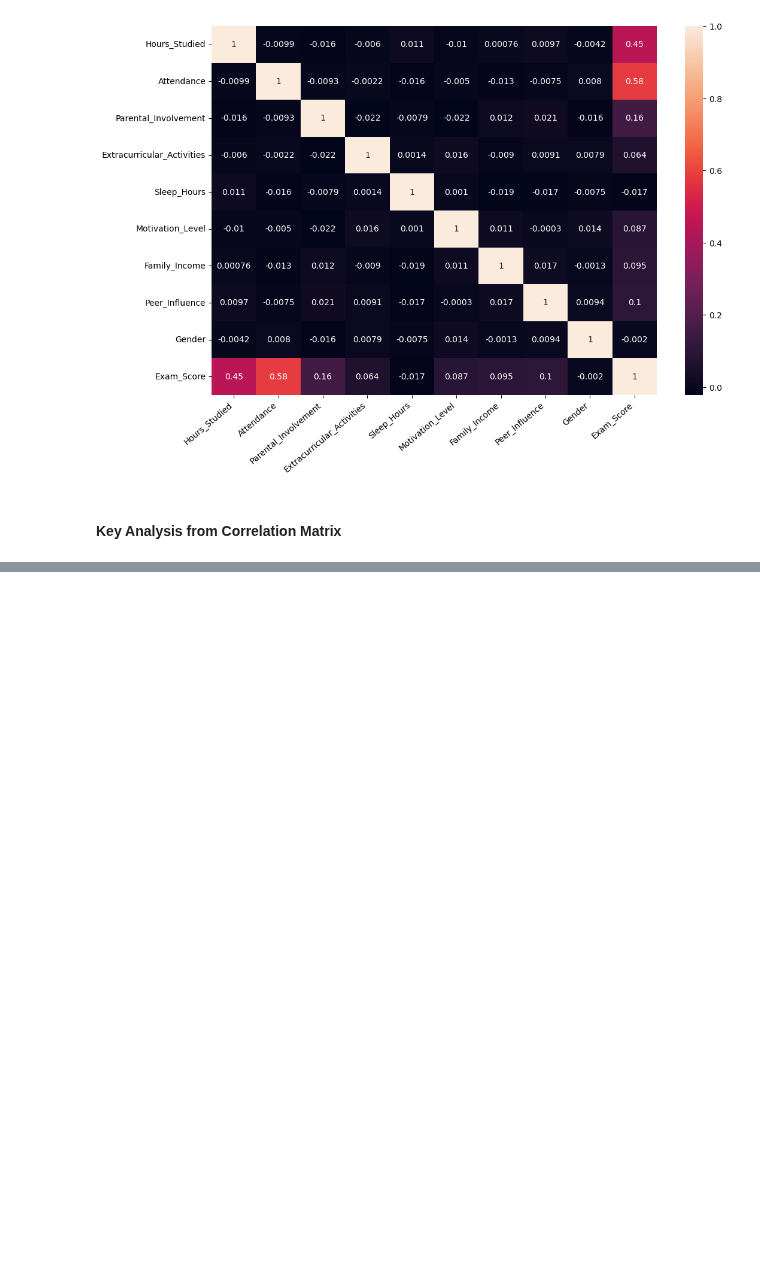
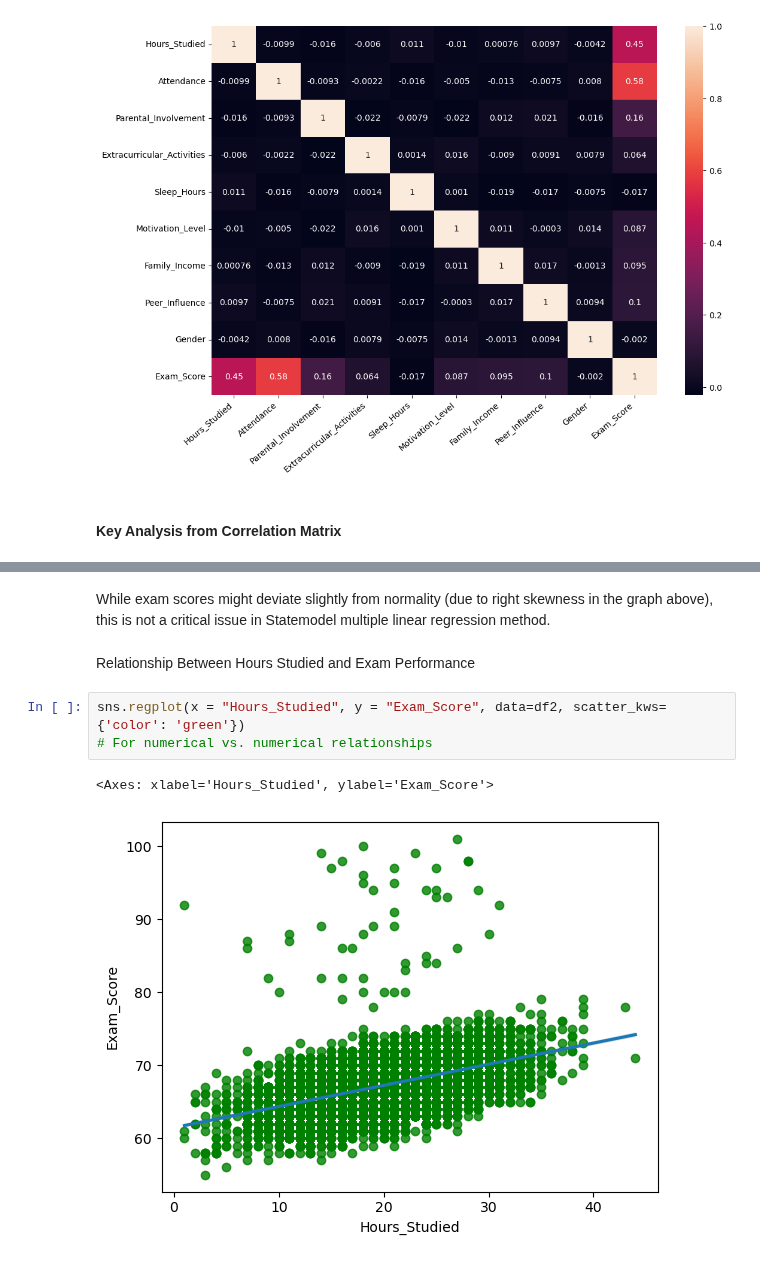
Before and after one commit to setarehsalkhi/OMIS-114-Project, a Jupyter notebook: CleanedData.ipynb, the cells around one changed output, grey strips where cells are left out. Saved outputs shown, nothing was run; the diff lists cells and outputs as text; blank space fills up the shorter version.

```diff
--- a/CleanedData.ipynb
+++ b/CleanedData.ipynb
@@ -336,0 +351,10 @@ Note: Correlation only captures linear relationships, so it’s useful to also u
+# %% [markdown]
+While exam scores might deviate slightly from normality (due to right skewness in the graph above), this is not a critical issue in Statemodel multiple linear regression method.
+# %% [markdown]
+Relationship Between Hours Studied and Exam Performance
+# %%
+sns.regplot(x = "Hours_Studied", y = "Exam_Score", data=df2, scatter_kws={'color': 'green'})
+# For numerical vs. numerical relationships
+# %% [output]
+<Axes: xlabel='Hours_Studied', ylabel='Exam_Score'>
+[figure, added]
```
Also changed, not shown: parts of 16 cells of this notebook.
